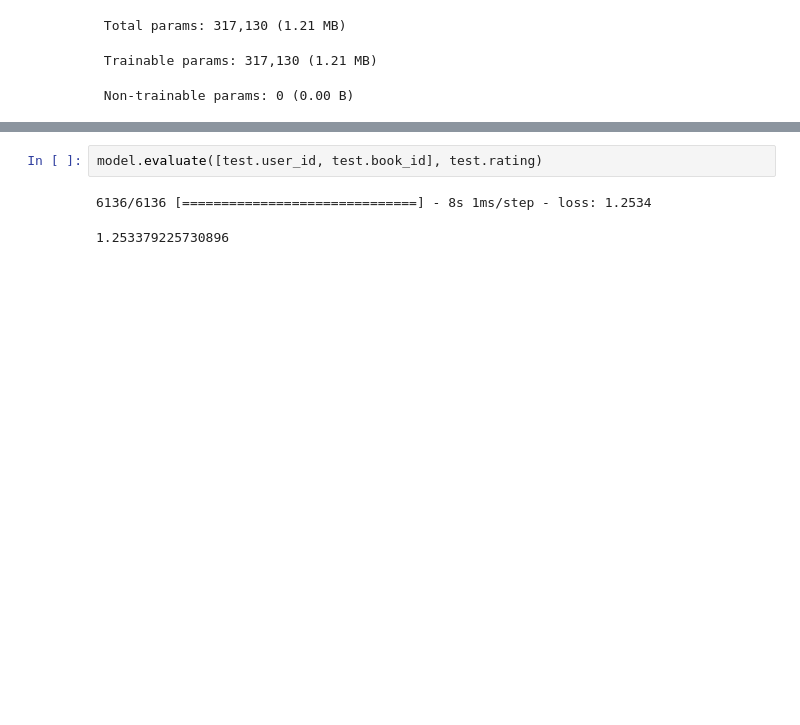
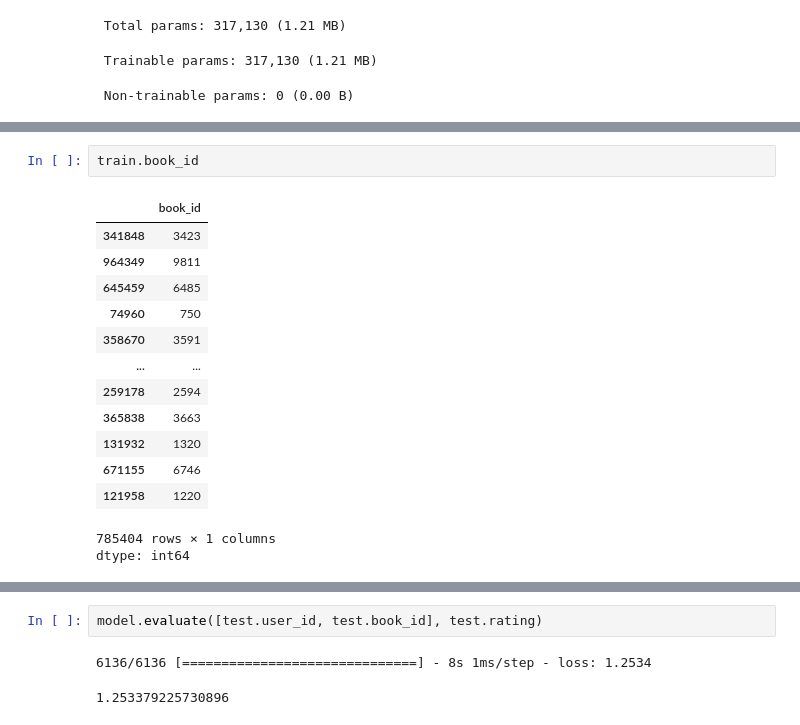
Before and after one commit to Aravinda89/collaborative_filtering, a Jupyter notebook: Recommendation_System_Books.ipynb, the cells around one changed output, grey strips where cells are left out. Saved outputs shown, nothing was run; the diff lists cells and outputs as text; blank space fills up the shorter version.

```diff
--- a/Recommendation_System_Books.ipynb
+++ b/Recommendation_System_Books.ipynb
@@ -160,0 +179,17 @@ Model: "functional"
+# %%
+train.book_id
+# %% [output]
+|  | book_id |
+| 341848 | 3423 |
+| 964349 | 9811 |
+| 645459 | 6485 |
+| 74960 | 750 |
+| 358670 | 3591 |
+| ... | ... |
+| 259178 | 2594 |
+| 365838 | 3663 |
+| 131932 | 1320 |
+| 671155 | 6746 |
+| 121958 | 1220 |
+785404 rows × 1 columns
+dtype: int64
```
Also changed, not shown: parts of 6 cells of this notebook.
